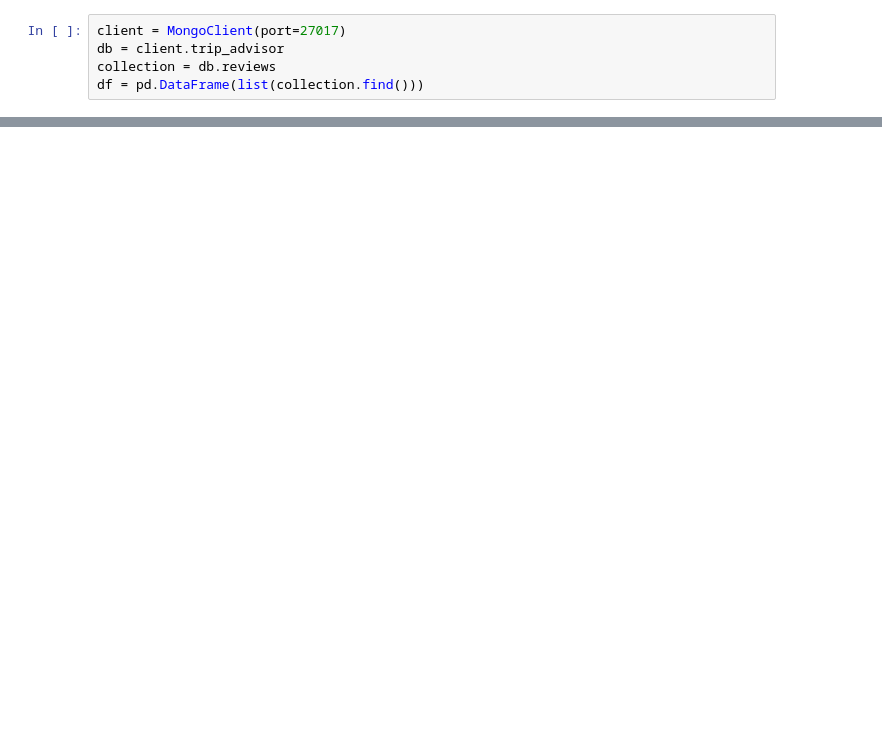
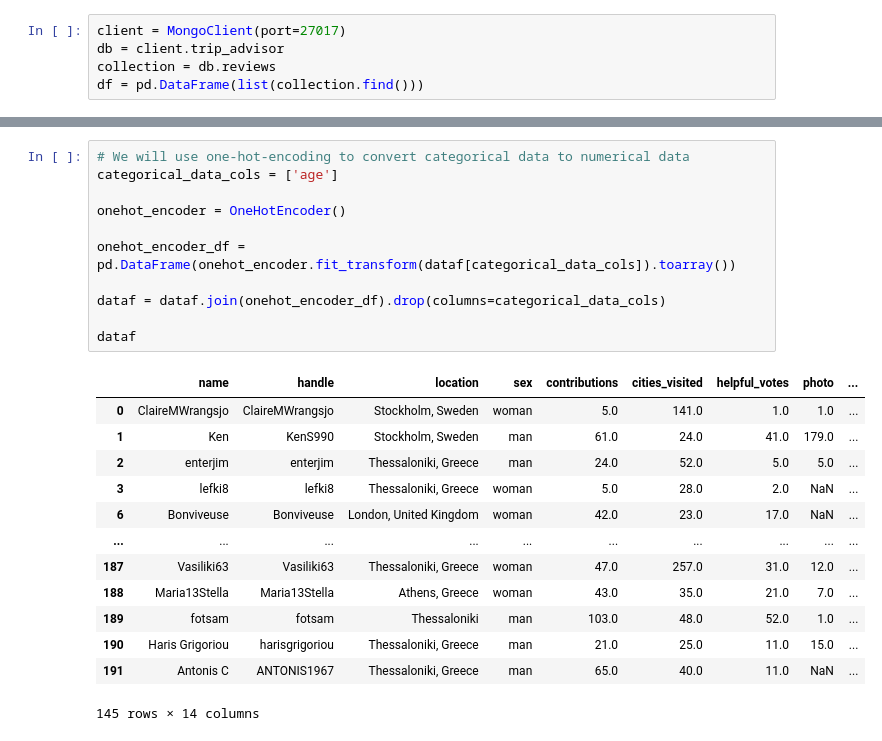
Before and after one commit to MnAppsNet/Web-Scraping-Tutorial, a Jupyter notebook: User_Profiling.ipynb, the cells around one changed output, grey strips where cells are left out. Drawn from its saved outputs; the diff is of its cells as text; blank space fills up the shorter version.

```diff
--- a/User_Profiling.ipynb
+++ b/User_Profiling.ipynb
@@ -50,0 +177,25 @@ len(gender_subset)
+# %%
+# We will use one-hot-encoding to convert categorical data to numerical data
+categorical_data_cols = ['age']
+
+onehot_encoder = OneHotEncoder()
+
+onehot_encoder_df = pd.DataFrame(onehot_encoder.fit_transform(dataf[categorical_data_cols]).toarray())
+
+dataf = dataf.join(onehot_encoder_df).drop(columns=categorical_data_cols)
+
+dataf
+# %% [output]
+|  | name | handle | location | sex | contributions | cities_visited | helpful_votes | photo | ... |
+| 0 | ClaireMWrangsjo | ClaireMWrangsjo | Stockholm, Sweden | woman | 5.0 | 141.0 | 1.0 | 1.0 | ... |
+| 1 | Ken | KenS990 | Stockholm, Sweden | man | 61.0 | 24.0 | 41.0 | 179.0 | ... |
+| 2 | enterjim | enterjim | Thessaloniki, Greece | man | 24.0 | 52.0 | 5.0 | 5.0 | ... |
+| 3 | lefki8 | lefki8 | Thessaloniki, Greece | woman | 5.0 | 28.0 | 2.0 | NaN | ... |
+| 6 | Bonviveuse | Bonviveuse | London, United Kingdom | woman | 42.0 | 23.0 | 17.0 | NaN | ... |
+| ... | ... | ... | ... | ... | ... | ... | ... | ... | ... |
+| 187 | Vasiliki63 | Vasiliki63 | Thessaloniki, Greece | woman | 47.0 | 257.0 | 31.0 | 12.0 | ... |
+| 188 | Maria13Stella | Maria13Stella | Athens, Greece | woman | 43.0 | 35.0 | 21.0 | 7.0 | ... |
+| 189 | fotsam | fotsam | Thessaloniki | man | 103.0 | 48.0 | 52.0 | 1.0 | ... |
+| 190 | Haris Grigoriou | harisgrigoriou | Thessaloniki, Greece | man | 21.0 | 25.0 | 11.0 | 15.0 | ... |
+| 191 | Antonis C | ANTONIS1967 | Thessaloniki, Greece | man | 65.0 | 40.0 | 11.0 | NaN | ... |
+145 rows × 14 columns
```
Also changed, not shown: parts of 13 cells of this notebook.
